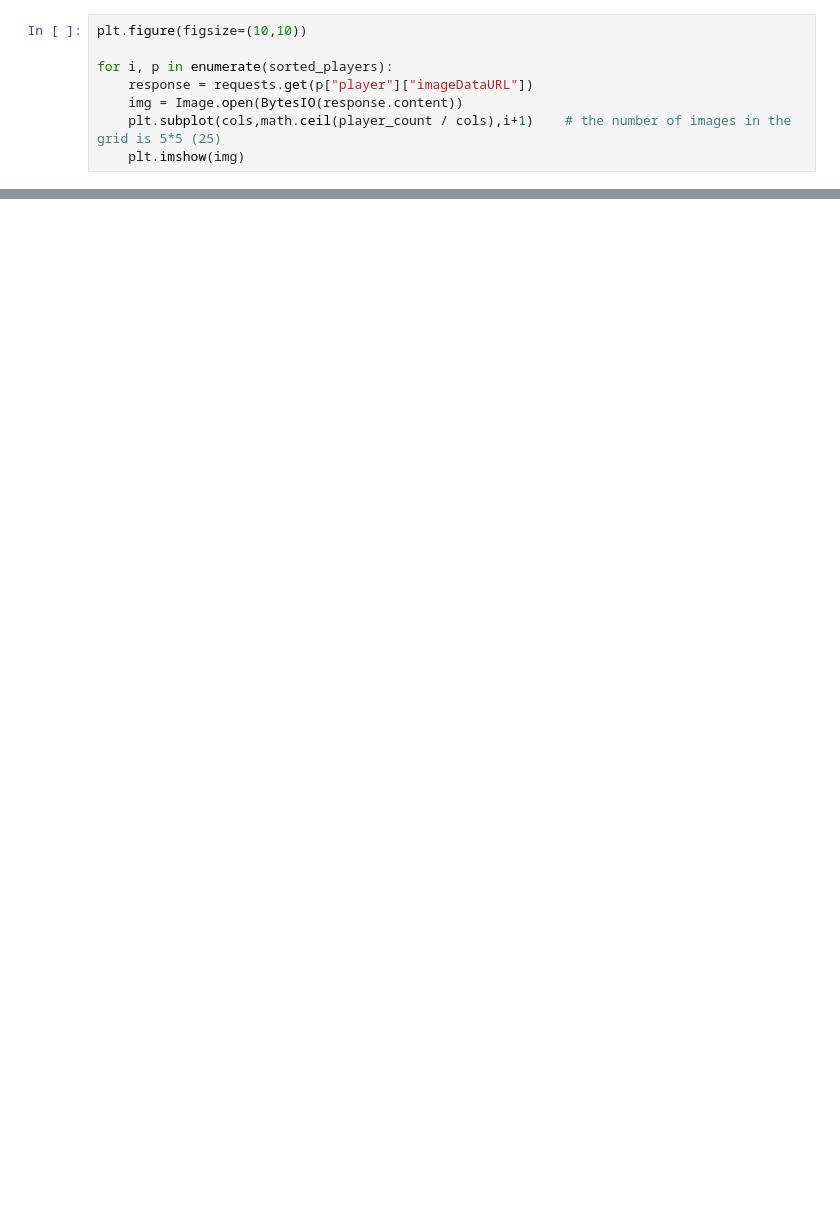
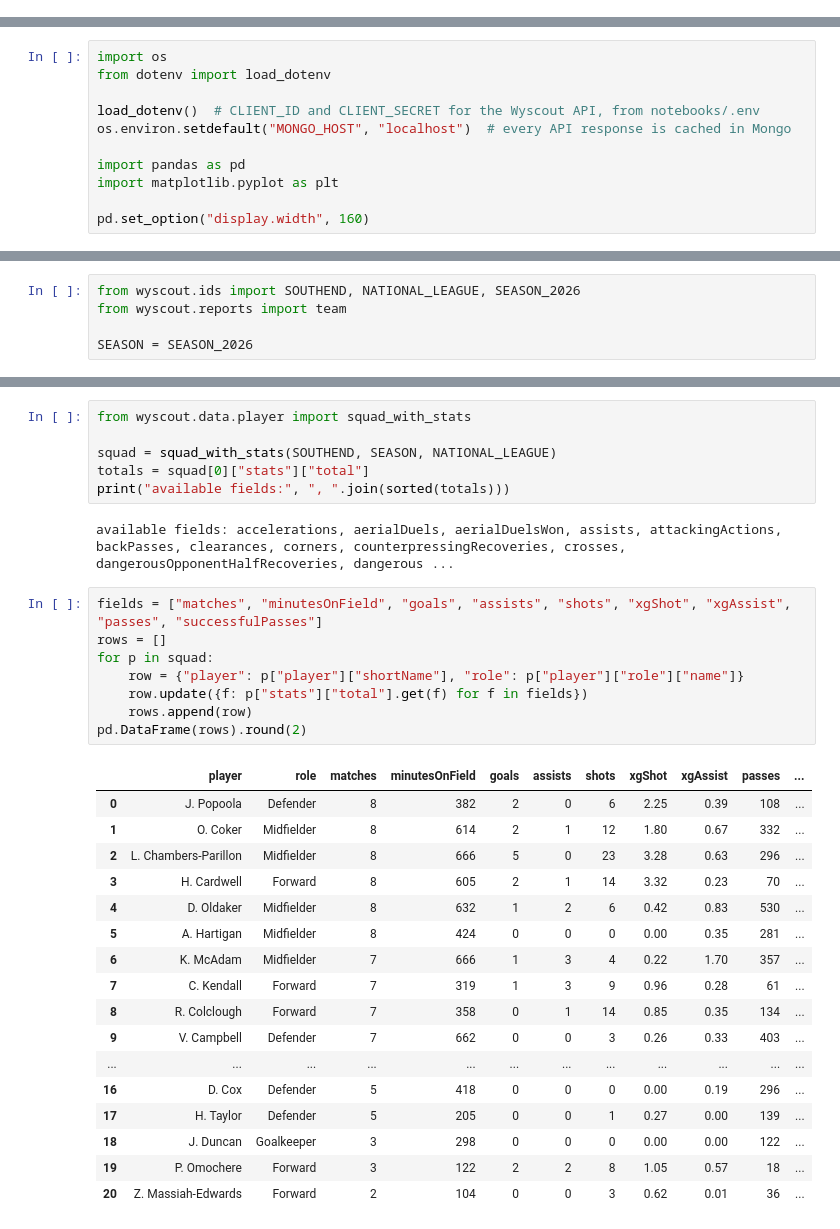
Before and after one commit to c-m-hunt/sufc_stats, a Jupyter notebook: notebooks/SUFC Summary.ipynb, the cells around one changed output, grey strips where cells are left out. Saved outputs shown, nothing was run; the diff lists cells and outputs as text; blank space fills up the shorter version.

Commit message:
feat: update notebooks

```diff
--- a/notebooks/SUFC Summary.ipynb
+++ b/notebooks/SUFC Summary.ipynb
@@ -82,8 +12,0 @@ for p in sorted_players:
-# %%
-plt.figure(figsize=(10,10))
-
-for i, p in enumerate(sorted_players):
-    response = requests.get(p["player"]["imageDataURL"])
-    img = Image.open(BytesIO(response.content))
-    plt.subplot(cols,math.ceil(player_count / cols),i+1)    # the number of images in the grid is 5*5 (25)
-    plt.imshow(img)
@@ -91,0 +13,11 @@ for i, p in enumerate(sorted_players):
+# %%
+import os
+from dotenv import load_dotenv
+
+load_dotenv()  # CLIENT_ID and CLIENT_SECRET for the Wyscout API, from notebooks/.env
+os.environ.setdefault("MONGO_HOST", "localhost")  # every API response is cached in Mongo
+
+import pandas as pd
+import matplotlib.pyplot as plt
+
+pd.set_option("display.width", 160)
@@ -91,0 +26,5 @@ for i, p in enumerate(sorted_players):
+# %%
+from wyscout.ids import SOUTHEND, NATIONAL_LEAGUE, SEASON_2026
+from wyscout.reports import team
+
+SEASON = SEASON_2026
@@ -91,0 +36,34 @@ for i, p in enumerate(sorted_players):
+# %%
+from wyscout.data.player import squad_with_stats
+
+squad = squad_with_stats(SOUTHEND, SEASON, NATIONAL_LEAGUE)
+totals = squad[0]["stats"]["total"]
+print("available fields:", ", ".join(sorted(totals)))
+# %% [output]
+available fields: accelerations, aerialDuels, aerialDuelsWon, assists, attackingActions, backPasses, clearances, corners, counterpressingRecoveries, crosses, dangerousOpponentHalfRecoveries, dangerous ...
+# %%
+fields = ["matches", "minutesOnField", "goals", "assists", "shots", "xgShot", "xgAssist", "passes", "successfulPasses"]
+rows = []
+for p in squad:
+    row = {"player": p["player"]["shortName"], "role": p["player"]["role"]["name"]}
+    row.update({f: p["stats"]["total"].get(f) for f in fields})
+    rows.append(row)
+pd.DataFrame(rows).round(2)
+# %% [output]
+|  | player | role | matches | minutesOnField | goals | assists | shots | xgShot | xgAssist | passes | ... |
+| 0 | J. Popoola | Defender | 8 | 382 | 2 | 0 | 6 | 2.25 | 0.39 | 108 | ... |
+| 1 | O. Coker | Midfielder | 8 | 614 | 2 | 1 | 12 | 1.80 | 0.67 | 332 | ... |
+| 2 | L. Chambers-Parillon | Midfielder | 8 | 666 | 5 | 0 | 23 | 3.28 | 0.63 | 296 | ... |
+| 3 | H. Cardwell | Forward | 8 | 605 | 2 | 1 | 14 | 3.32 | 0.23 | 70 | ... |
+| 4 | D. Oldaker | Midfielder | 8 | 632 | 1 | 2 | 6 | 0.42 | 0.83 | 530 | ... |
+| 5 | A. Hartigan | Midfielder | 8 | 424 | 0 | 0 | 0 | 0.00 | 0.35 | 281 | ... |
+| 6 | K. McAdam | Midfielder | 7 | 666 | 1 | 3 | 4 | 0.22 | 1.70 | 357 | ... |
+| 7 | C. Kendall | Forward | 7 | 319 | 1 | 3 | 9 | 0.96 | 0.28 | 61 | ... |
+| 8 | R. Colclough | Forward | 7 | 358 | 0 | 1 | 14 | 0.85 | 0.35 | 134 | ... |
+| 9 | V. Campbell | Defender | 7 | 662 | 0 | 0 | 3 | 0.26 | 0.33 | 403 | ... |
+| ... | ... | ... | ... | ... | ... | ... | ... | ... | ... | ... | ... |
+| 16 | D. Cox | Defender | 5 | 418 | 0 | 0 | 0 | 0.00 | 0.19 | 296 | ... |
+| 17 | H. Taylor | Defender | 5 | 205 | 0 | 0 | 1 | 0.27 | 0.00 | 139 | ... |
+| 18 | J. Duncan | Goalkeeper | 3 | 298 | 0 | 0 | 0 | 0.00 | 0.00 | 122 | ... |
+| 19 | P. Omochere | Forward | 3 | 122 | 2 | 2 | 8 | 1.05 | 0.57 | 18 | ... |
+| 20 | Z. Massiah-Edwards | Forward | 2 | 104 | 0 | 0 | 3 | 0.62 | 0.01 | 36 | ... |
```
Also changed, not shown: parts of 17 cells of this notebook, 13 other files.
